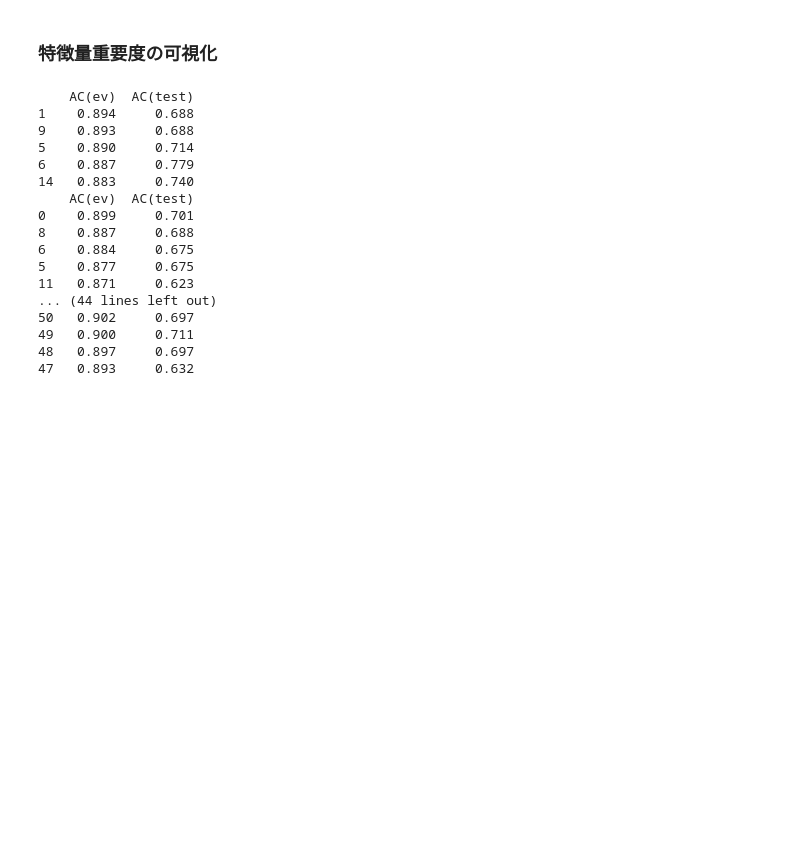
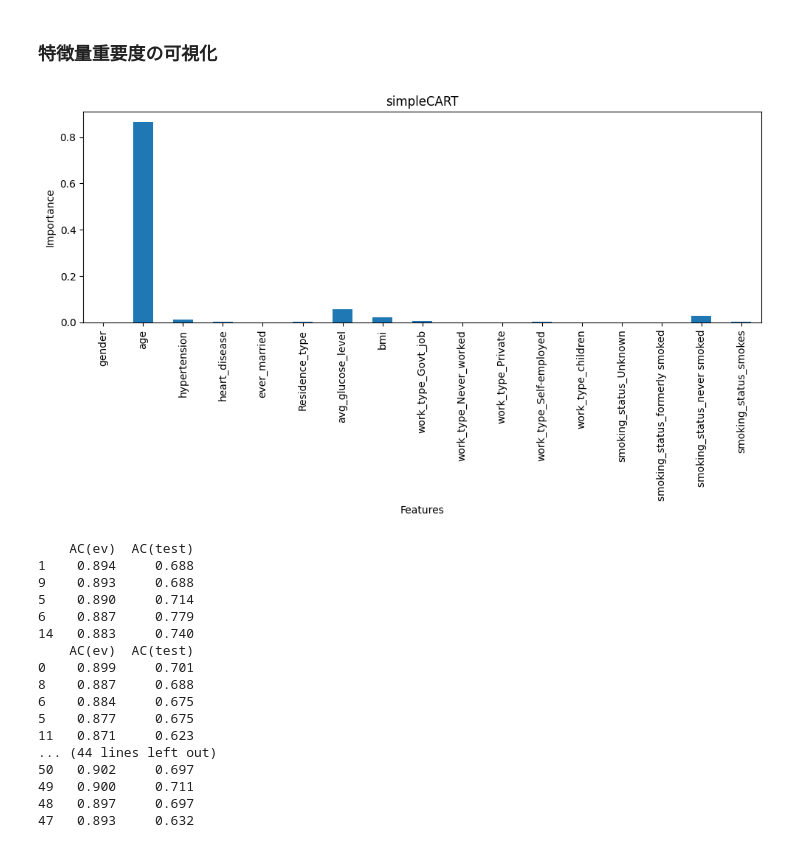
Before and after one commit to Shimodaira-Ryoya/DTGA, a Jupyter notebook: source/analysis/importance_analysis.ipynb, the cells around one changed output. Drawn from its saved outputs; the diff is of its cells as text; code cells hidden in the pictures; blank space fills up the shorter version.

```diff
--- a/source/analysis/importance_analysis.ipynb
+++ b/source/analysis/importance_analysis.ipynb
@@ -3,30 +3,26 @@
 # %%
 import pandas as pd
 import matplotlib.pyplot as plt
 import seaborn as sns
 
-#pas1="output/basic/strokes2/run3/pop_g50.csv"#7
-pas2="output/new/strokes4/run5/pop_g50.csv"#11
-#pas3="output/simple_cart/strokes.csv"#53
-#pas4="output/simple_cart/strokes_RF.csv"
-pas1="output/basic/pima6/run3/pop_g50.csv"#50
-#pas2="output/new/pima12_2/run1/pop_g50.csv"#11
-pas3="output/simple_cart/test.csv"#5
-pas4="output/simple_cart/pima_RF.csv"#499
-#pas1='output/new/adult/run1/pop_g50.csv'#5
-#pas3="output/simple_cart/adult.csv"#29
+pas1="../../output/method1/strokes/strokes1/middle.csv"
+pas2='../../output/simple_cart/strokes_dp4best/simpleCART_data.csv'
 df = pd.read_csv(pas2)
-ind=df.iloc[11,:]
-ind=ind.loc['xname':'gene']
-#ind=ind.iloc[4:]
-ind=ind.iloc[1:-1]
+ind=df.iloc[10,:]
+ind=ind.loc['feature_importance':]
+#ind=ind.loc['feature_importance':'gene']
+ind=ind.iloc[1:]
 
-
-ind.plot(kind='bar')  # 棒グラフにする
-plt.title('GAmethod')
+#ind = ind.sort_values(ascending=False).head(10)
 plt.figure(figsize=(10, 6))
-plt.ylabel('feature_importance')
+ind.plot(kind='bar')
+plt.title('simpleCART')
+plt.ylabel('Importance')
+plt.xlabel('Features')
+plt.tight_layout()
 plt.show()
+# %% [output]
+[figure, added]
 # %%
 # %% [output]
     AC(ev)  AC(test)
```
Also changed, not shown: 20 other files.
